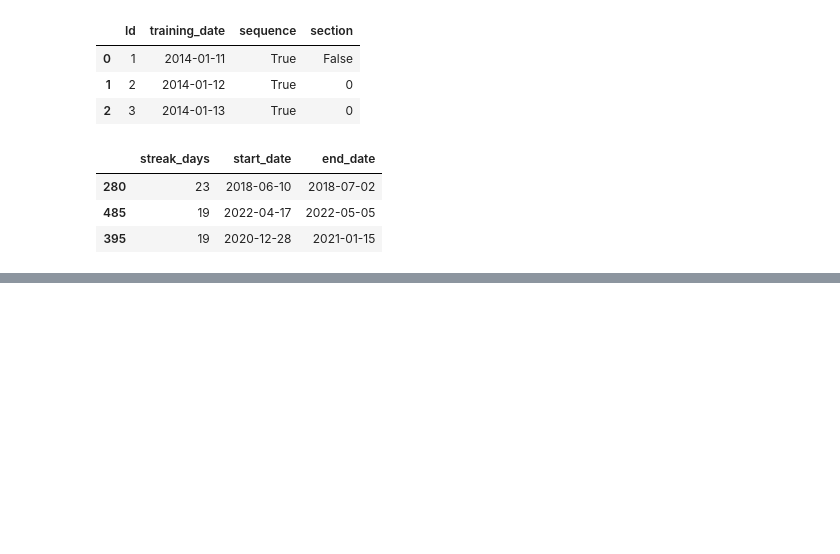
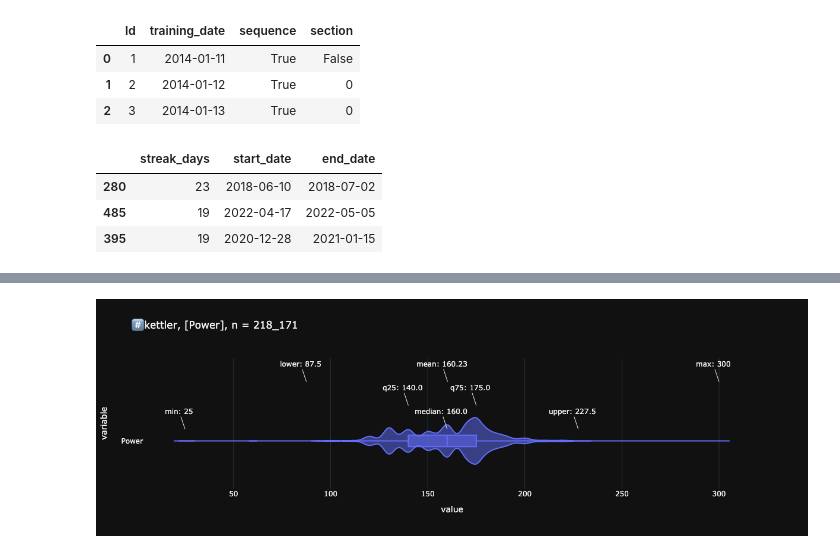
Before and after one commit to smeisegeier/kettler-training-data, a Jupyter notebook: src/python/kettler_1_analysis.ipynb, the cells around one changed output, grey strips where cells are left out. Saved outputs shown, nothing was run; the diff lists cells and outputs as text; code cells hidden in the pictures; blank space fills up the shorter version.

```diff
--- a/src/python/kettler_1_analysis.ipynb
+++ b/src/python/kettler_1_analysis.ipynb
@@ -255,0 +274,4 @@ _fig.write_image('img/top20streaks.png')
+# %%
+plot_box(df_records['Power'], height=400, violin=True, caption='kettler')
+# %% [output]
+[figure, added]
```
Also changed, not shown: parts of 10 cells of this notebook, 10 other files.
